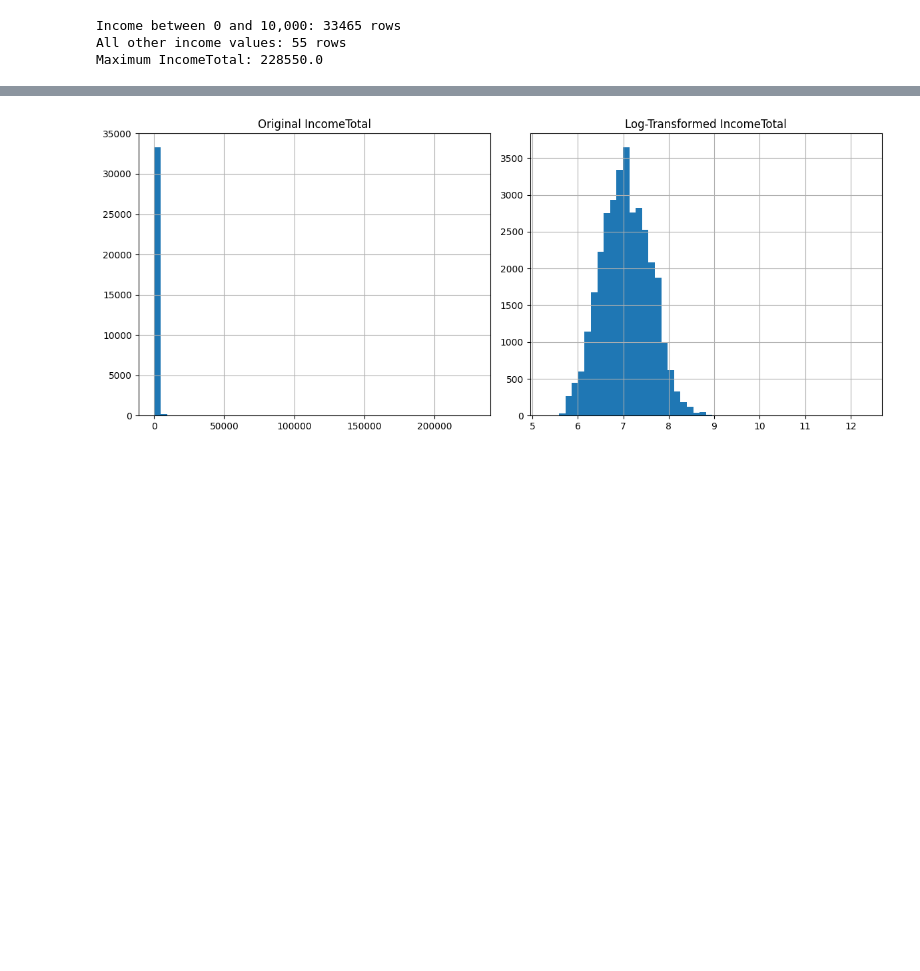
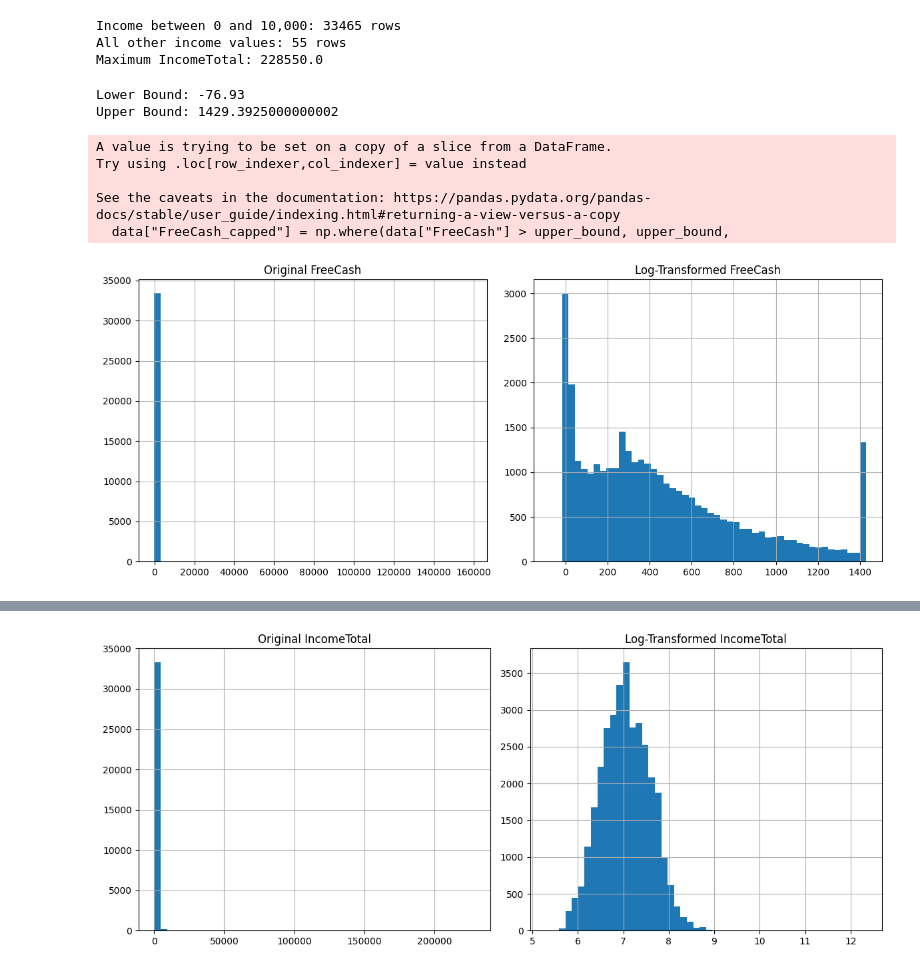
Before and after one commit to erikaminarikova/REFRESH, a Jupyter notebook: loan_data_analysis.ipynb, the cells around one changed output, grey strips where cells are left out. Cells and saved outputs as stored; diff of their text form; code cells hidden in the pictures; blank space fills up the shorter version.

```diff
--- a/loan_data_analysis.ipynb
+++ b/loan_data_analysis.ipynb
@@ -338,3 +372,43 @@ print(f"Maximum IncomeTotal: {max_income}")
 Income between 0 and 10,000: 33465 rows
 All other income values: 55 rows
 Maximum IncomeTotal: 228550.0
+# %%
+# 1. Identify IQR boundaries
+Q1 = data["FreeCash"].quantile(0.25)
+Q3 = data["FreeCash"].quantile(0.75)
+IQR = Q3 - Q1
+
+lower_bound = min(data['FreeCash'])
+upper_bound = Q3 + 1.5 * IQR
+
+print(f"Lower Bound: {lower_bound}")
+print(f"Upper Bound: {upper_bound}")
+
+# 2. Cap outliers at boundaries
+data["FreeCash_capped"] = np.where(data["FreeCash"] > upper_bound, upper_bound,
+                          np.where(data["FreeCash"] < lower_bound, lower_bound, data["FreeCash"]))
+
+# 3. Apply log transform (add 1 to avoid log(0))
+# data["FreeCash_log"] = np.log1p(data["FreeCash_capped"])
+
+plt.figure(figsize=(12, 5))
+
+plt.subplot(1, 2, 1)
+data['FreeCash'].hist(bins=50)
+plt.title('Original FreeCash')
+
+plt.subplot(1, 2, 2)
+data['FreeCash_capped'].hist(bins=50)
+plt.title('Log-Transformed FreeCash')
+
+plt.tight_layout()
+plt.show()
+# %% [output]
+Lower Bound: -76.93
+Upper Bound: 1429.3925000000002
+A value is trying to be set on a copy of a slice from a DataFrame.
+Try using .loc[row_indexer,col_indexer] = value instead
+
+See the caveats in the documentation: https://pandas.pydata.org/pandas-docs/stable/user_guide/indexing.html#returning-a-view-versus-a-copy
+  data["FreeCash_capped"] = np.where(data["FreeCash"] > upper_bound, upper_bound,
+[figure, added]
```
Also changed, not shown: parts of 21 cells of this notebook.
